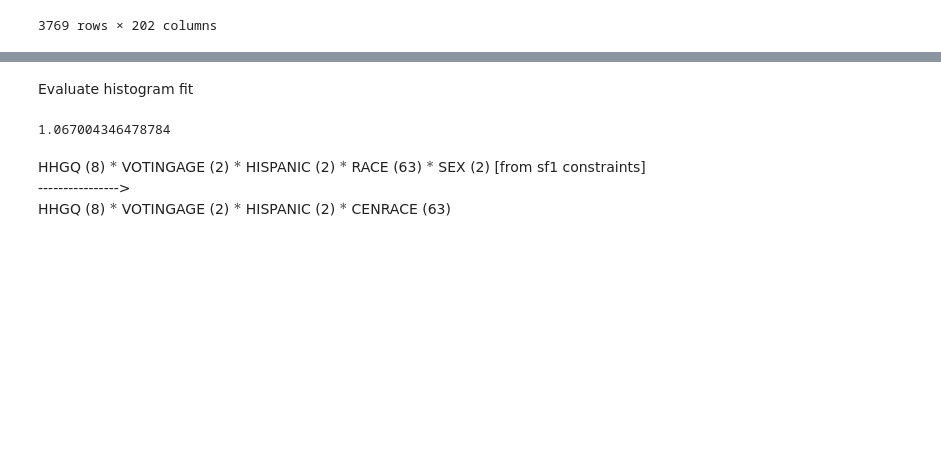
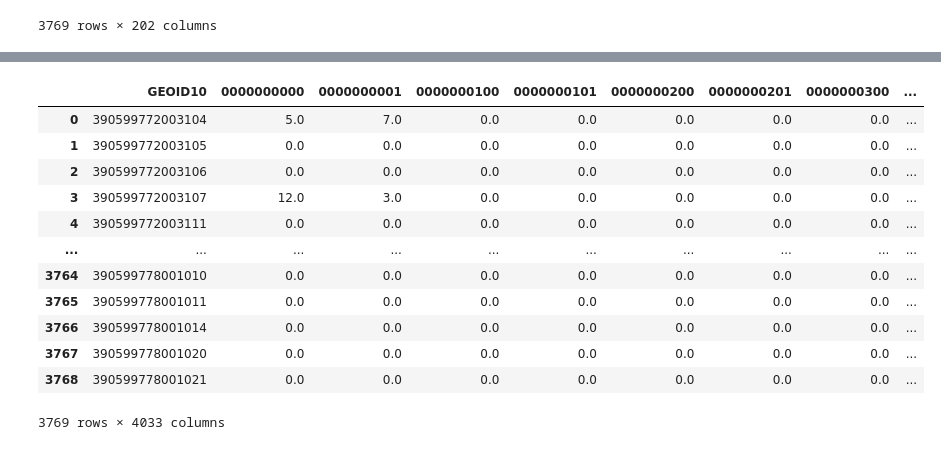
Before and after one commit to linyuehzzz/synthetic-populations, a Jupyter notebook: guernsey_microdata.ipynb, the cells around one changed output, grey strips where cells are left out. Drawn from its saved outputs; the diff is of its cells as text; code cells hidden in the pictures; blank space fills up the shorter version.

```diff
--- a/guernsey_microdata.ipynb
+++ b/guernsey_microdata.ipynb
@@ -352,15 +333,20 @@ Using license file C:\Users\10716\gurobi.lic
-# %% [markdown]
-Evaluate histogram fit
 # %%
 import pandas as pd
-import math
 
-filename_obj = 'data/guernsey/microdata/guernsey_hist_obj.csv'
-obj = pd.read_csv(filename_obj)
-math.sqrt(obj["obj"].sum() / len(obj))
+filename_hist = 'data/guernsey/microdata/guernsey_hist.csv'
+hist = pd.read_csv(filename_hist)
+hist
 # %% [output]
+|  | GEOID10 | 0000000000 | 0000000001 | 0000000100 | 0000000101 | 0000000200 | 0000000201 | 0000000300 | ... |
+| 0 | 390599772003104 | 5.0 | 7.0 | 0.0 | 0.0 | 0.0 | 0.0 | 0.0 | ... |
+| 1 | 390599772003105 | 0.0 | 0.0 | 0.0 | 0.0 | 0.0 | 0.0 | 0.0 | ... |
+| 2 | 390599772003106 | 0.0 | 0.0 | 0.0 | 0.0 | 0.0 | 0.0 | 0.0 | ... |
+| 3 | 390599772003107 | 12.0 | 3.0 | 0.0 | 0.0 | 0.0 | 0.0 | 0.0 | ... |
+| 4 | 390599772003111 | 0.0 | 0.0 | 0.0 | 0.0 | 0.0 | 0.0 | 0.0 | ... |
+| ... | ... | ... | ... | ... | ... | ... | ... | ... | ... |
+| 3764 | 390599778001010 | 0.0 | 0.0 | 0.0 | 0.0 | 0.0 | 0.0 | 0.0 | ... |
+| 3765 | 390599778001011 | 0.0 | 0.0 | 0.0 | 0.0 | 0.0 | 0.0 | 0.0 | ... |
+| 3766 | 390599778001014 | 0.0 | 0.0 | 0.0 | 0.0 | 0.0 | 0.0 | 0.0 | ... |
+| 3767 | 390599778001020 | 0.0 | 0.0 | 0.0 | 0.0 | 0.0 | 0.0 | 0.0 | ... |
+| 3768 | 390599778001021 | 0.0 | 0.0 | 0.0 | 0.0 | 0.0 | 0.0 | 0.0 | ... |
-1.067004346478784
+3769 rows × 4033 columns
-# %% [markdown]
-HHGQ (8) $*$ VOTINGAGE (2) $*$ HISPANIC (2) $*$ RACE (63) $*$ SEX (2) [from sf1 constraints]
----------------->
-HHGQ (8) $*$ VOTINGAGE (2) $*$ HISPANIC (2) $*$ CENRACE (63)
```
Also changed, not shown: parts of 7 cells of this notebook, 3 other files.
